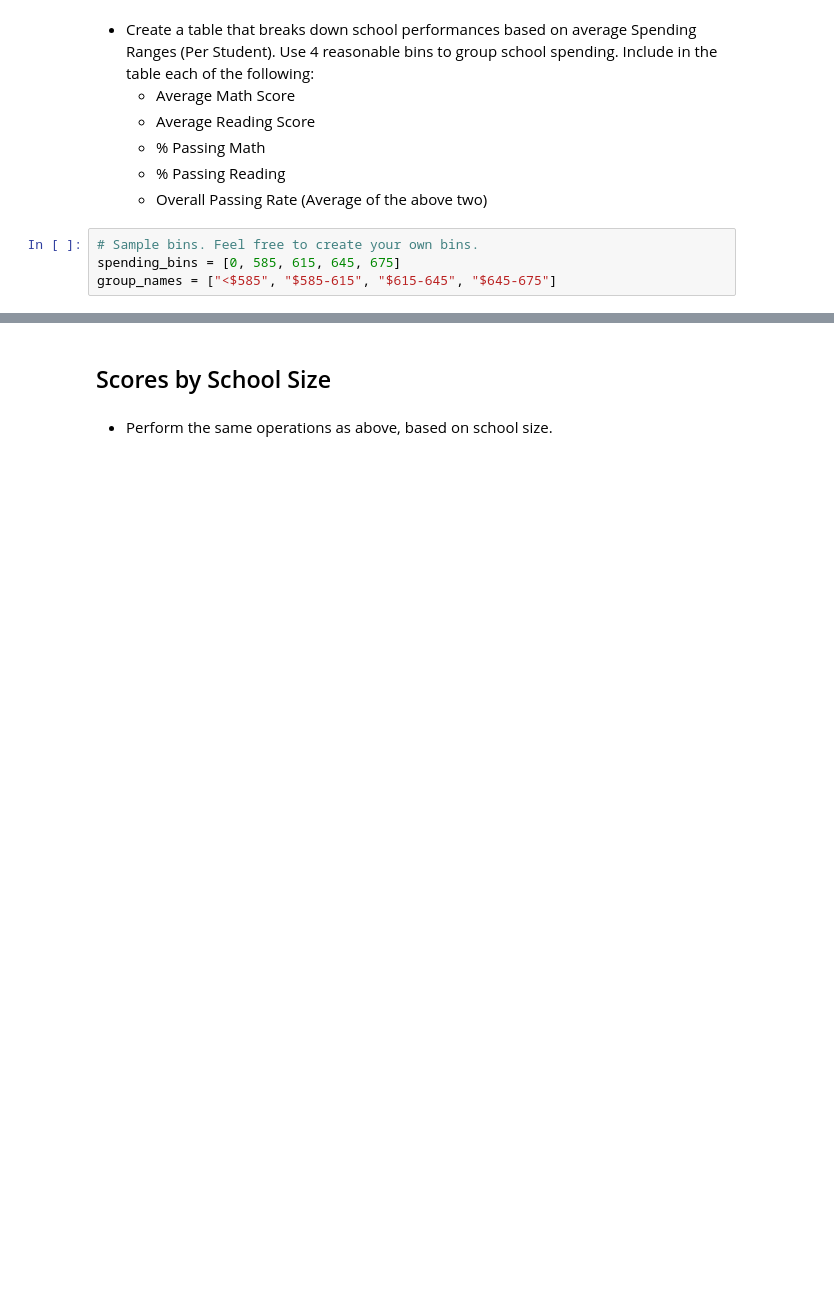
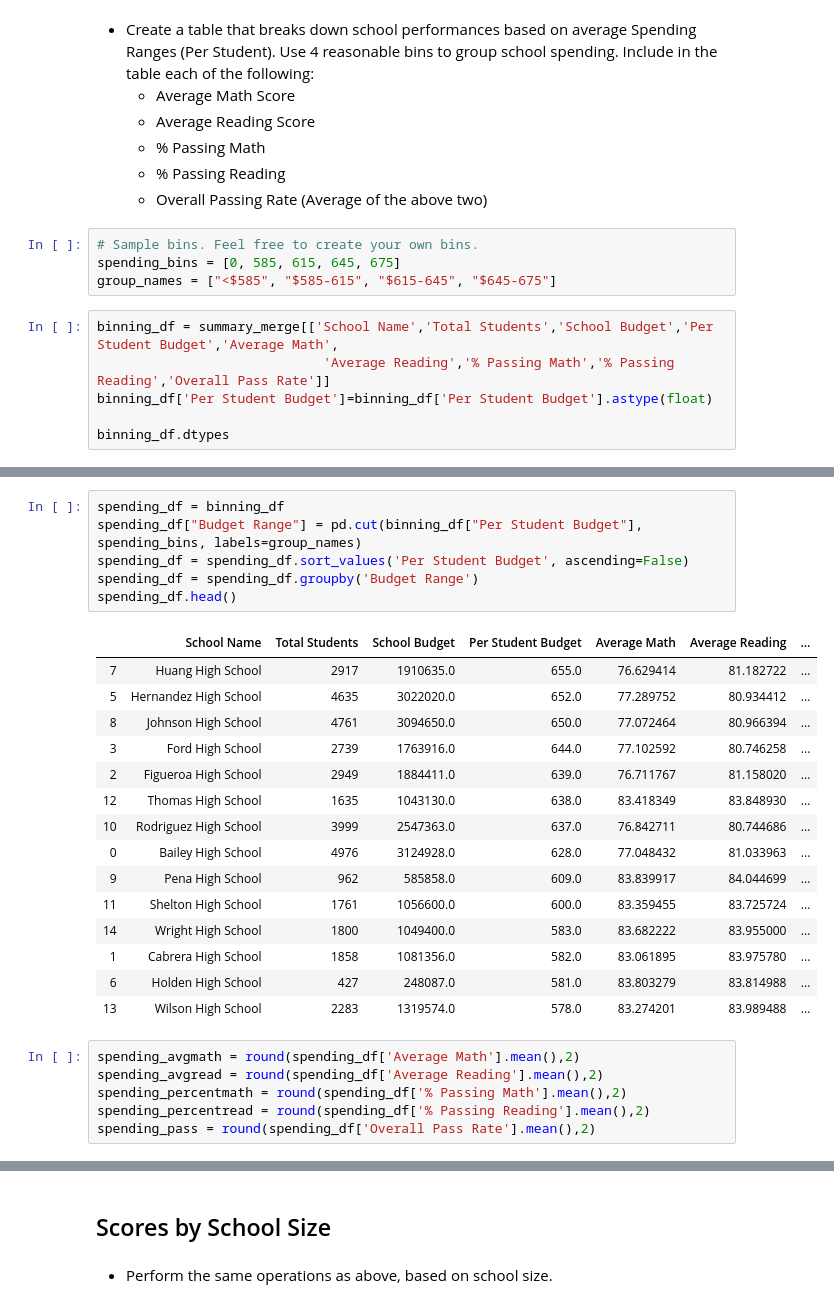
Before and after one commit to apspatz/pandas-challenge, a Jupyter notebook: PyCitySchools/PyCitySchools/PyCitySchools.ipynb, the cells around one changed output, grey strips where cells are left out. Drawn from its saved outputs; the diff is of its cells as text; blank space fills up the shorter version.

```diff
--- a/PyCitySchools/PyCitySchools/PyCitySchools.ipynb
+++ b/PyCitySchools/PyCitySchools/PyCitySchools.ipynb
@@ -410,3 +402,9 @@ print(readbygrade)
 # Sample bins. Feel free to create your own bins.
 spending_bins = [0, 585, 615, 645, 675]
 group_names = ["<$585", "$585-615", "$615-645", "$645-675"]
+# %%
+binning_df = summary_merge[['School Name','Total Students','School Budget','Per Student Budget','Average Math',
+                             'Average Reading','% Passing Math','% Passing Reading','Overall Pass Rate']]
+binning_df['Per Student Budget']=binning_df['Per Student Budget'].astype(float)
+
+binning_df.dtypes
@@ -412,0 +427,28 @@ group_names = ["<$585", "$585-615", "$615-645", "$645-675"]
+# %%
+spending_df = binning_df
+spending_df["Budget Range"] = pd.cut(binning_df["Per Student Budget"], spending_bins, labels=group_names)
+spending_df = spending_df.sort_values('Per Student Budget', ascending=False)
+spending_df = spending_df.groupby('Budget Range')
+spending_df.head()
+# %% [output]
+|  | School Name | Total Students | School Budget | Per Student Budget | Average Math | Average Reading | ... |
+| 7 | Huang High School | 2917 | 1910635.0 | 655.0 | 76.629414 | 81.182722 | ... |
+| 5 | Hernandez High School | 4635 | 3022020.0 | 652.0 | 77.289752 | 80.934412 | ... |
+| 8 | Johnson High School | 4761 | 3094650.0 | 650.0 | 77.072464 | 80.966394 | ... |
+| 3 | Ford High School | 2739 | 1763916.0 | 644.0 | 77.102592 | 80.746258 | ... |
+| 2 | Figueroa High School | 2949 | 1884411.0 | 639.0 | 76.711767 | 81.158020 | ... |
+| 12 | Thomas High School | 1635 | 1043130.0 | 638.0 | 83.418349 | 83.848930 | ... |
+| 10 | Rodriguez High School | 3999 | 2547363.0 | 637.0 | 76.842711 | 80.744686 | ... |
+| 0 | Bailey High School | 4976 | 3124928.0 | 628.0 | 77.048432 | 81.033963 | ... |
+| 9 | Pena High School | 962 | 585858.0 | 609.0 | 83.839917 | 84.044699 | ... |
+| 11 | Shelton High School | 1761 | 1056600.0 | 600.0 | 83.359455 | 83.725724 | ... |
+| 14 | Wright High School | 1800 | 1049400.0 | 583.0 | 83.682222 | 83.955000 | ... |
+| 1 | Cabrera High School | 1858 | 1081356.0 | 582.0 | 83.061895 | 83.975780 | ... |
+| 6 | Holden High School | 427 | 248087.0 | 581.0 | 83.803279 | 83.814988 | ... |
+| 13 | Wilson High School | 2283 | 1319574.0 | 578.0 | 83.274201 | 83.989488 | ... |
+# %%
+spending_avgmath = round(spending_df['Average Math'].mean(),2)
+spending_avgread = round(spending_df['Average Reading'].mean(),2)
+spending_percentmath = round(spending_df['% Passing Math'].mean(),2)
+spending_percentread = round(spending_df['% Passing Reading'].mean(),2)
+spending_pass = round(spending_df['Overall Pass Rate'].mean(),2)
```
Also changed, not shown: parts of 9 cells of this notebook.
